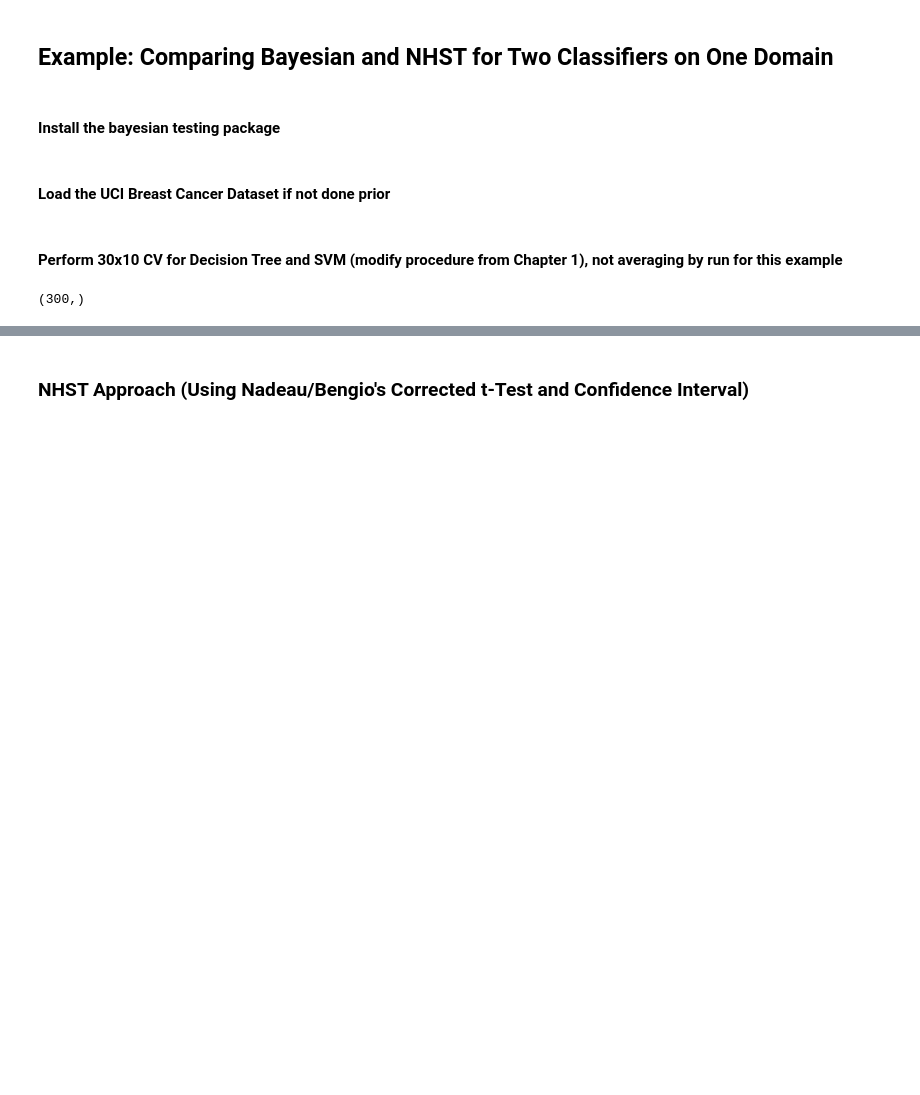
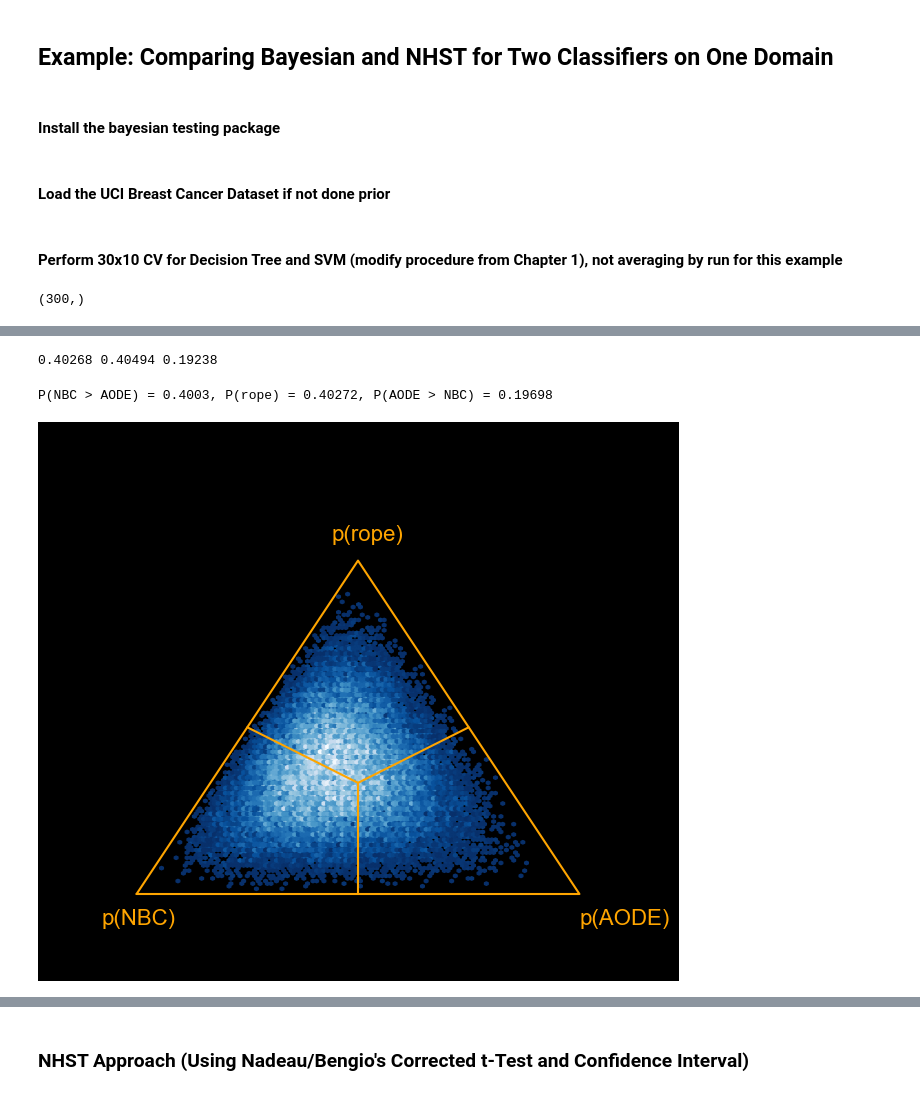
Before and after one commit to zoisboukouvalas/MachineLearningEvaluation_TowardsReliableResponsibleAI, a Jupyter notebook: Part_II/Chapter-6-Statistical-Significance/StatisticalSignificance_SO.ipynb, the cells around one changed output, grey strips where cells are left out. Cells and saved outputs as stored; diff of their text form; code cells hidden in the pictures; blank space fills up the shorter version.

```diff
--- a/Part_II/Chapter-6-Statistical-Significance/StatisticalSignificance_SO.ipynb
+++ b/Part_II/Chapter-6-Statistical-Significance/StatisticalSignificance_SO.ipynb
@@ -2605,0 +2797,26 @@ bayes_probs, bayes_plot = bt.two_on_single(accuracies_dt, accuracies_svm, runs=n
+# %%
+import numpy as np
+scores = np.loadtxt('acc_of_multiple_clf_ten_domains.csv', delimiter=',', skiprows=1, usecols=(1, 3))
+names = ("NBC", "AODE")
+# %%
+import bayesiantests as bt
+left, within, right = bt.signtest(scores, rope=0.01)
+print(left, within, right)
+# %% [output]
+0.40268 0.40494 0.19238
+# %%
+left, within, right = bt.signtest(scores, rope=0.01, verbose=True, names=names)
+# %% [output]
+P(NBC > AODE) = 0.4003, P(rope) = 0.40272, P(AODE > NBC) = 0.19698
+# %%
+%matplotlib inline
+import matplotlib.pyplot as plt
+plt.rcParams['figure.facecolor'] = 'black'
+
+samples = bt.signtest_MC(scores, rope=0.01)
+
+fig = bt.plot_posterior(samples,names)
+plt.savefig('triangle.png',facecolor="black")
+plt.show()
+# %% [output]
+[figure, added]
```
Also changed, not shown: parts of 120 cells of this notebook.
